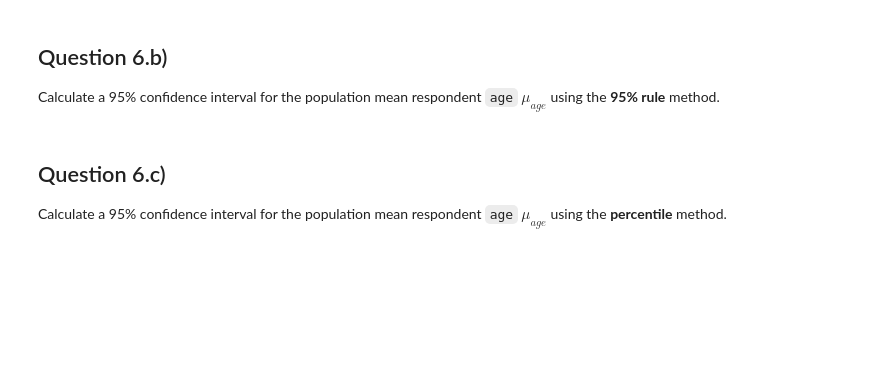
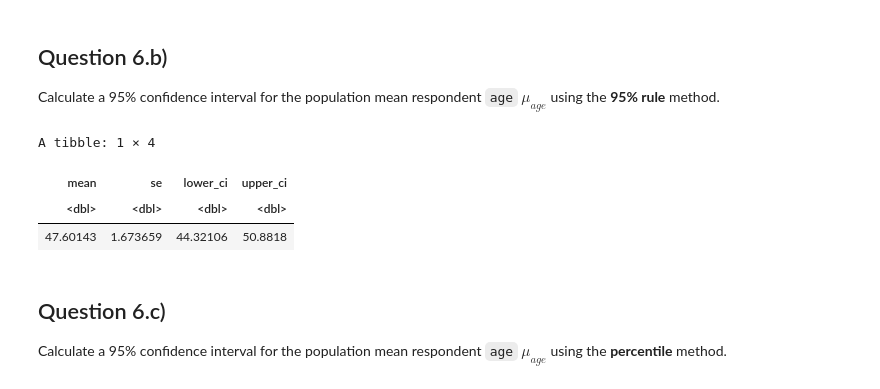
Before and after one commit to UNC-DATA-730/unit-8-assignment-dlee002, a Jupyter notebook: assignment8.ipynb, the cells around one changed output. Drawn from its saved outputs; the diff is of its cells as text; code cells hidden in the pictures; blank space fills up the shorter version.

```diff
--- a/assignment8.ipynb
+++ b/assignment8.ipynb
@@ -361,6 +431,17 @@ mean of `tvhours`
 
 Calculate a 95% confidence interval for the population mean respondent
 `age` $\mu_{age}$ using the **95% rule** method.
+# %%
+boot_distrib_age |>
+  summarize(mean = mean(boot_stat),
+            se = sd(boot_stat),
+            lower_ci = mean - (1.96 * se),
+            upper_ci = mean + (1.96 * se))
+# %% [output]
+A tibble: 1 × 4
+| mean | se | lower_ci | upper_ci |
+| <dbl> | <dbl> | <dbl> | <dbl> |
+| 47.60143 | 1.673659 | 44.32106 | 50.8818 |
 # %% [markdown]
 ## Question 6.c)
 
```
Also changed, not shown: parts of 6 cells of this notebook.
